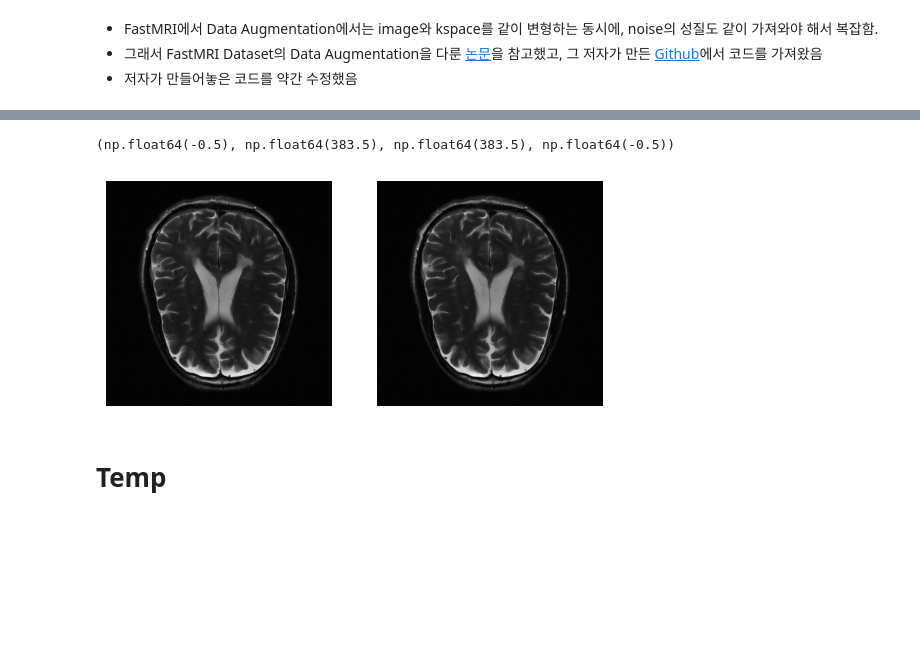
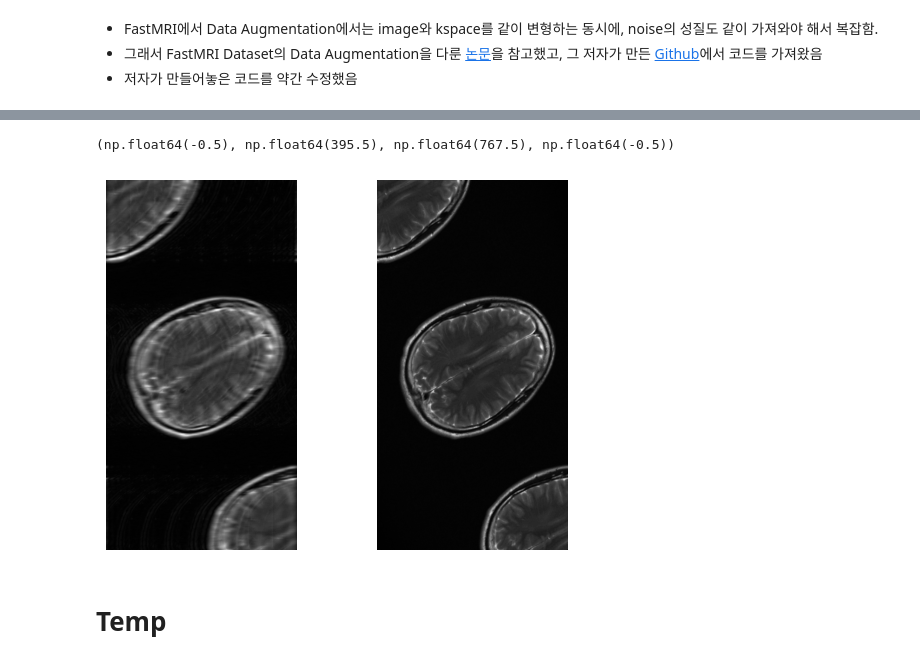
Before and after one commit to mjk32384/FastMRI_code, a Jupyter notebook: experimental.ipynb, the cells around one changed output, grey strips where cells are left out. Cells and saved outputs as stored; diff of their text form; code cells hidden in the pictures; blank space fills up the shorter version.

```diff
--- a/experimental.ipynb
+++ b/experimental.ipynb
@@ -795,7 +795,7 @@ epoch_fn = lambda: 50
 path_train = '../../home/Data/train'
 data = SliceData(
         root=Path(path_train),
-        transform=DataTransform(isforward=False, max_key='max', epoch_fn=epoch_fn, augment=True),
+        transform=DataTransform(isforward=False, max_key='max', epoch_fn=epoch_fn, augment=True, add_gaussian_noise = False),
         input_key='kspace',
         target_key='image_label',
         forward = False,
@@ -804,9 +804,7 @@ data = SliceData(
         validate = False,
         acc = 5,
         # added here
-
         mask_mode = 'equispaced',
-        sigma = 0
 )
 # %%
 start = time.perf_counter()
@@ -833,16 +832,17 @@ ax[1].axis('off')
 - Mask 크기에 따라서 확대/transition하는 정도를 다르게 할까?
 - Center Crop Issue: 어떻게 할지 몰라서 그냥 full로 뽑고 center crop함.
 # %%
+from fastmri import ifft2c
 image_kspace = ((ifft2c(kspace)[:,:,:,0]**2 + ifft2c(kspace)[:,:,:,1]**2).sum(dim = 0)**(1/2))
-image_kspace = image_kspace[image_kspace.shape[0]//2-192:image_kspace.shape[0]//2+192,image_kspace.shape[1]//2-192:image_kspace.shape[1]//2+192]
+# image_kspace = image_kspace[image_kspace.shape[0]//2-192:image_kspace.shape[0]//2+192,image_kspace.shape[1]//2-192:image_kspace.shape[1]//2+192]
 fig, ax = plt.subplots(1, 2)
 ax[0].imshow(image_kspace, cmap = 'gray')
 ax[0].axis('off')
-ax[1].imshow(image, cmap = 'gray')
+ax[1].imshow(target, cmap = 'gray')
 ax[1].axis('off')
 # %% [output]
-(np.float64(-0.5), np.float64(383.5), np.float64(383.5), np.float64(-0.5))
+(np.float64(-0.5), np.float64(395.5), np.float64(767.5), np.float64(-0.5))
-[figure, old version]
+[figure, new version]
 # %% [markdown]
 # Temp
 # %%
```
Also changed, not shown: parts of 5 cells of this notebook, 2 other files.
